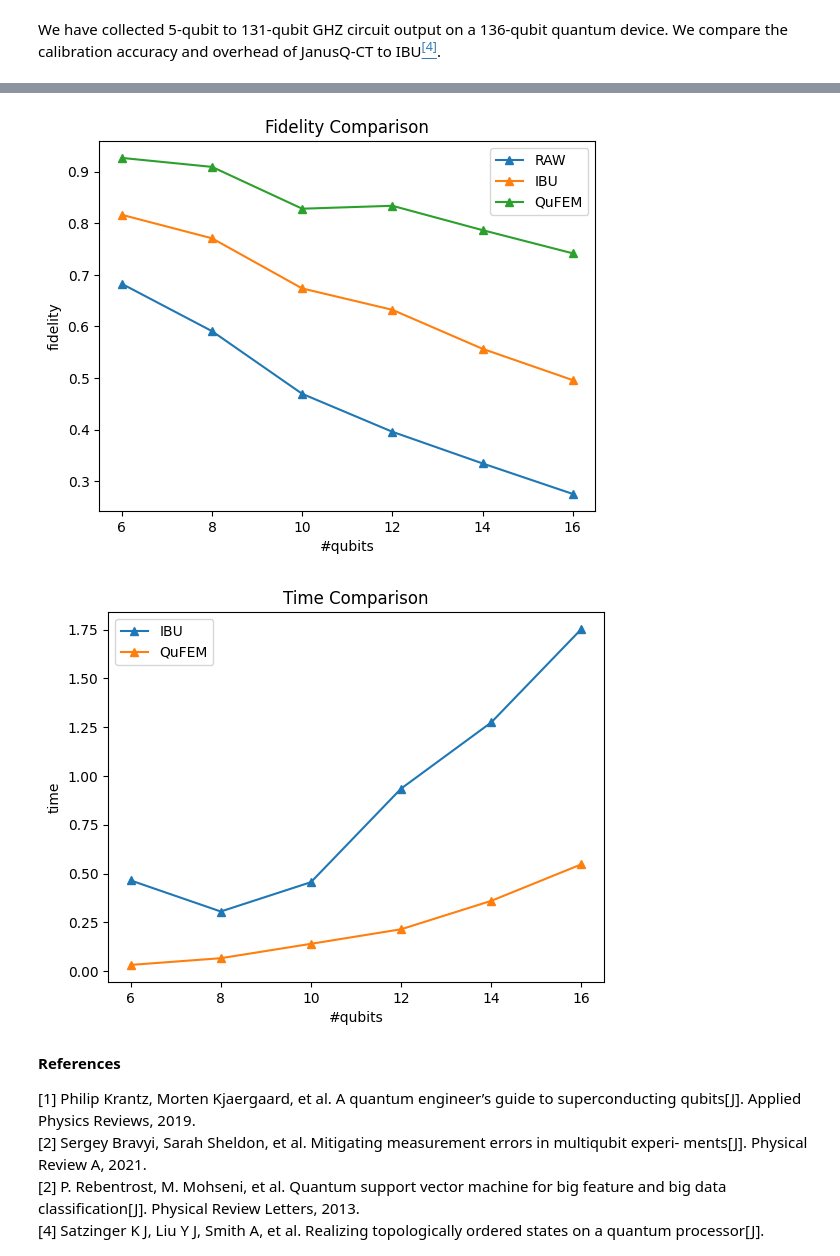
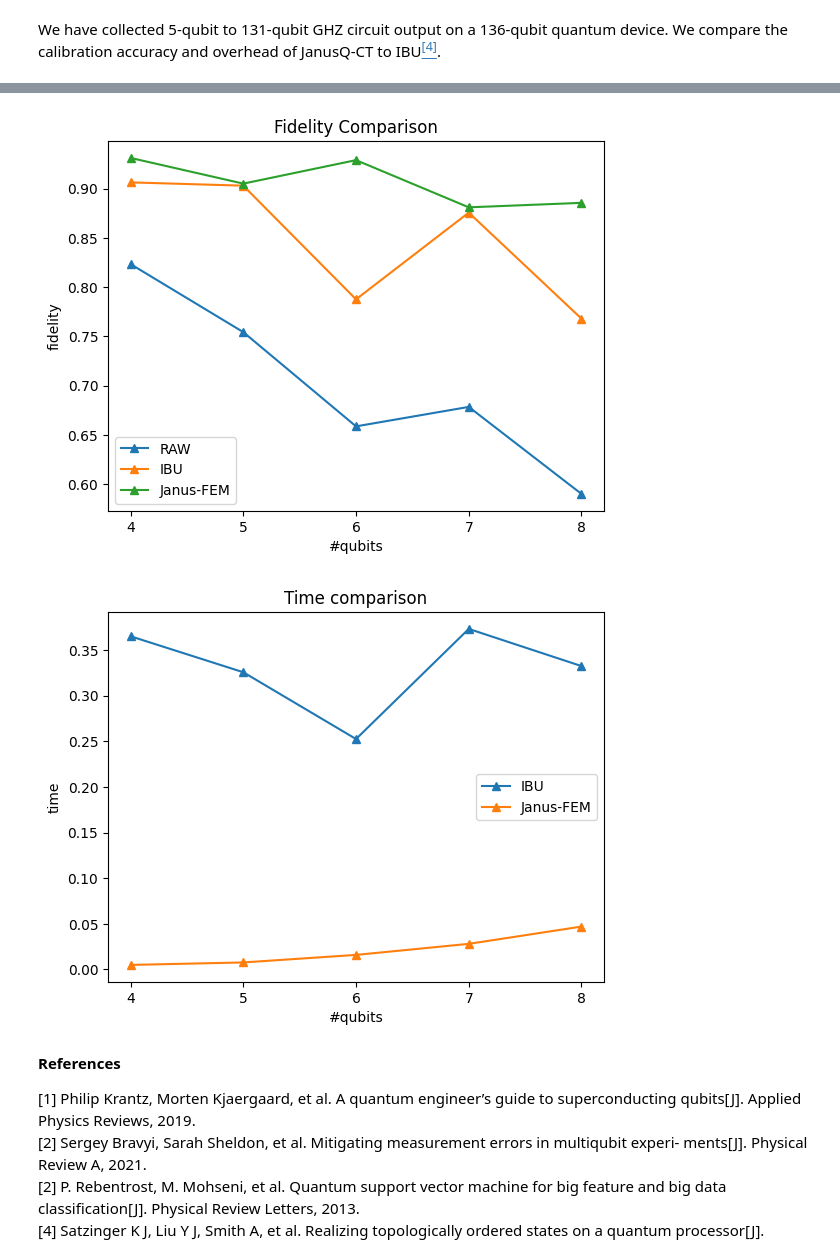
Before and after one commit to JanusQ/JanusQ, a Jupyter notebook: examples/3-2.readout_calibration_realqc.ipynb, the cells around one changed output, grey strips where cells are left out. Cells and saved outputs as stored; diff of their text form; code cells hidden in the pictures.

```diff
--- a/examples/3-2.readout_calibration_realqc.ipynb
+++ b/examples/3-2.readout_calibration_realqc.ipynb
@@ -39,10 +46,24 @@ ibu_matrices = pickle.load(file=open('dataset/matrices_ibu.pickle','rb'))
 # %% [markdown]
 ## JanusQ-FEM
 # %%
+# samples = 10000
+# qubits = 16
+
+# benchmark_circuits_and_results = downsample(benchmark_circuits_and_results,[i for i in range(qubits)])
+# bstrs = []
+# protocol_statuscnts = []
+
+# for key, value in benchmark_circuits_and_results.items():
+#     bstrs.append(np.array(list(key), dtype=np.int8))
+#     protocol_statuscnts.append(value)
+
+# mitigator = Mitigator(qubits, n_iters = 2)
+# scores = mitigator.init((bstrs, protocol_statuscnts), group_size = 2, partation_methods=[
+#                          'max-cut'],multi_process=False, draw_grouping = True)
+
 samples = 10000
-qubits = 16
+qubits = 8
 
-benchmark_circuits_and_results = downsample(benchmark_circuits_and_results,[i for i in range(qubits)])
 bstrs = []
 protocol_statuscnts = []
 
@@ -64,7 +89,8 @@ qufem_fid = []
 
 
 for i in range(len(ghz_output)):
-    n_qubits = 6+i*2
+    # n_qubits = 6+i*2
+    n_qubits = 4+i
 
     outout_ideal = {'1'*n_qubits:samples*0.5,'0'*n_qubits:samples*0.5}
 
@@ -82,7 +108,8 @@ We have collected 5-qubit to 131-qubit GHZ circuit output on a 136-qubit quantum
 # %%
 un_fid = []
 for i in range(len(ghz_output)):
-    n_qubits = 6+i*2
+    # n_qubits = 6+i*2
+    n_qubits = 4+i
     ghz_noisy = ghz_output[i]
     outout_ideal = {'1'*n_qubits:samples*0.5,'0'*n_qubits:samples*0.5}
     un_fid.append(hellinger_fidelity(ghz_noisy,outout_ideal))
@@ -95,7 +122,8 @@ from janusq.baselines.readout_calibration.IBU.utils.data_utils import *
 t_ibu_new = []
 ibu_fid = []
 for i in range(len(ghz_output)):
-    n_qubits = 6+i*2
+    # n_qubits = 6+i*2
+    n_qubits = 4+i
     params = {
         "exp_name": "ghz",
         "method": "reduced",
@@ -130,27 +158,29 @@ for i in range(len(ghz_output)):
 # %%
 # compare the fidelity improvement
 
-x = [6+i*2 for i in range(len(ghz_output))]
+# x = [6+i*2 for i in range(len(ghz_output))]
+x = [4+i for i in range(len(ghz_output))]
 
 plt.plot(x, un_fid, label='RAW', marker='^', linestyle='-')
 plt.plot(x, ibu_fid, label='IBU', marker='^', linestyle='-')
 plt.plot(x, qufem_fid, label='Janus-FEM', marker='^', linestyle='-')
 plt.xticks(x)
 plt.title('Fidelity Comparison')
 plt.xlabel('#qubits')
 plt.ylabel('fidelity')
 
 plt.legend()
 
 plt.show()
 # %% [output]
-[figure, old version]
+[figure, new version]
 # %%
 # compare the time cost
-x = [6+i*2 for i in range(len(ghz_output))]
+# x = [6+i*2 for i in range(len(ghz_output))]
+x = [4+i for i in range(len(ghz_output))]
 
 plt.plot(x, t_ibu_new, label='IBU', marker='^', linestyle='-')
-plt.plot(x, t_qufem_new, label='QuFEM', marker='^', linestyle='-')
+plt.plot(x, t_qufem_new, label='Janus-FEM', marker='^', linestyle='-')
 plt.xticks(x)
 plt.title('Time comparison')
 plt.xlabel('#qubits')
@@ -160,7 +190,7 @@ plt.legend()
 
 plt.show()
 # %% [output]
-[figure, old version]
+[figure, new version]
 # %% [markdown]
 **References**
 
```
Also changed, not shown: parts of 3 cells of this notebook, 9 other files.
